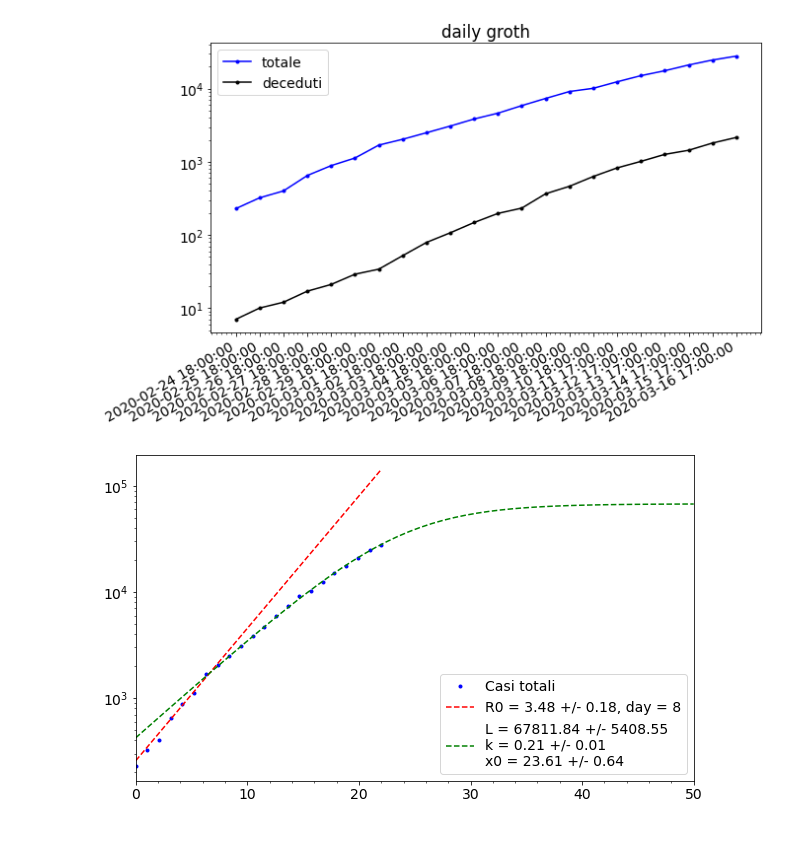
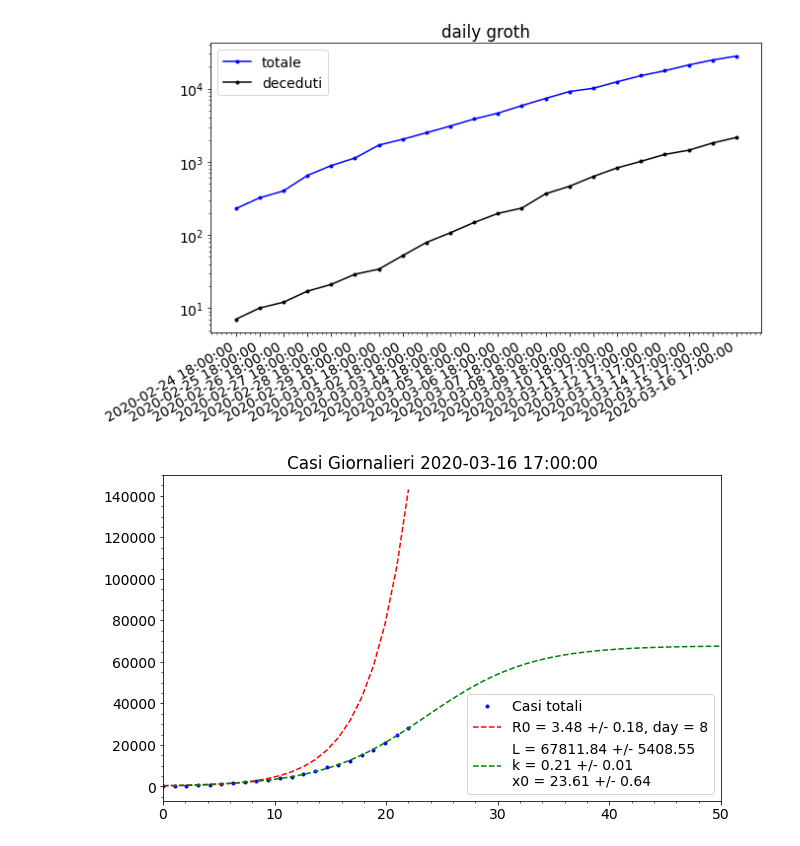
Before and after one commit to lorenzopaolucci/studenti, a Jupyter notebook: covid19.ipynb, the cells around one changed output. Cells and saved outputs as stored; diff of their text form; code cells hidden in the pictures.

```diff
--- a/covid19.ipynb
+++ b/covid19.ipynb
@@ -40,34 +44,35 @@ plt.show()
 # %%
 def Exp(x, p0, p1): # negative exponential
 
     import numpy as np
     return p0*np.exp(x/p1)
 
 def Logistic(x, L, k, x0):
     return L / (1. + np.exp(-k * (x - x0)))
 
 from scipy.optimize import curve_fit
 x = np.linspace(0, len(df['data']), len(df['data']))
 
 max_exp_fit = 8
 popt,pcov = curve_fit(Exp,x[x<max_exp_fit], df['totale_casi'][x<max_exp_fit], p0=[1,2])
 perr = np.sqrt(np.diag(pcov))
 fig, ax = plt.subplots(figsize=(10,6))
 ax.plot(x, df['totale_casi'], 'b.', label='Casi totali')
 ax.plot(x, Exp(x, *popt), 'r--', label='R0 = {0:.2f} +/- {1:.2f}, day = {2:d}'.format(popt[1], perr[1], max_exp_fit))
 popt,pcov = curve_fit(Logistic,x, df['totale_casi'], p0=[4000.,4., 10.])
 perr = np.sqrt(np.diag(pcov))
 x=np.linspace(0,50,50)
 ax.plot(x, Logistic(x, *popt), 'g--', label='L = {0:.2f} +/- {1:.2f}\nk = {2:.2f} +/- {3:.2f} \
 \nx0 = {4:.2f} +/- {5:.2f}'.format(popt[0], perr[0], popt[1], perr[1], popt[2], perr[2]))
 ax.set_xlim(0,50)
 #ax.set_ylim(1,1e5)
-ax.set_yscale('log')
+#ax.set_yscale('log')
+ax.set_title('Casi Giornalieri '+str(np.array(df['data'])[-1]))
 ax.legend(loc=4)
 plt.minorticks_on()
 plt.show()
 # %% [output]
-[figure, old version]
+[figure, new version]
 # %%
 x = np.linspace(0, len(df['data']), len(df['data']))
 
```
Also changed, not shown: parts of 3 cells of this notebook.
